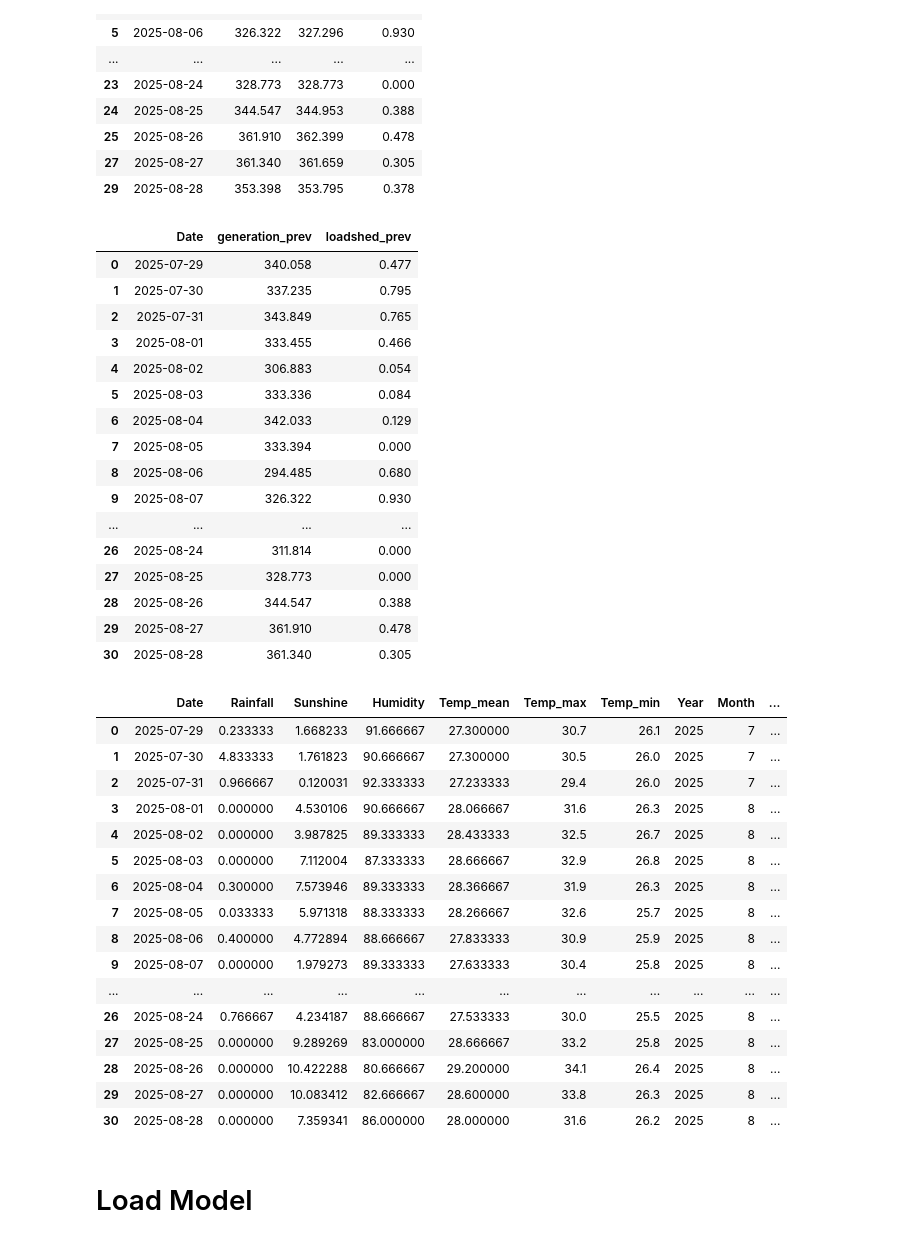
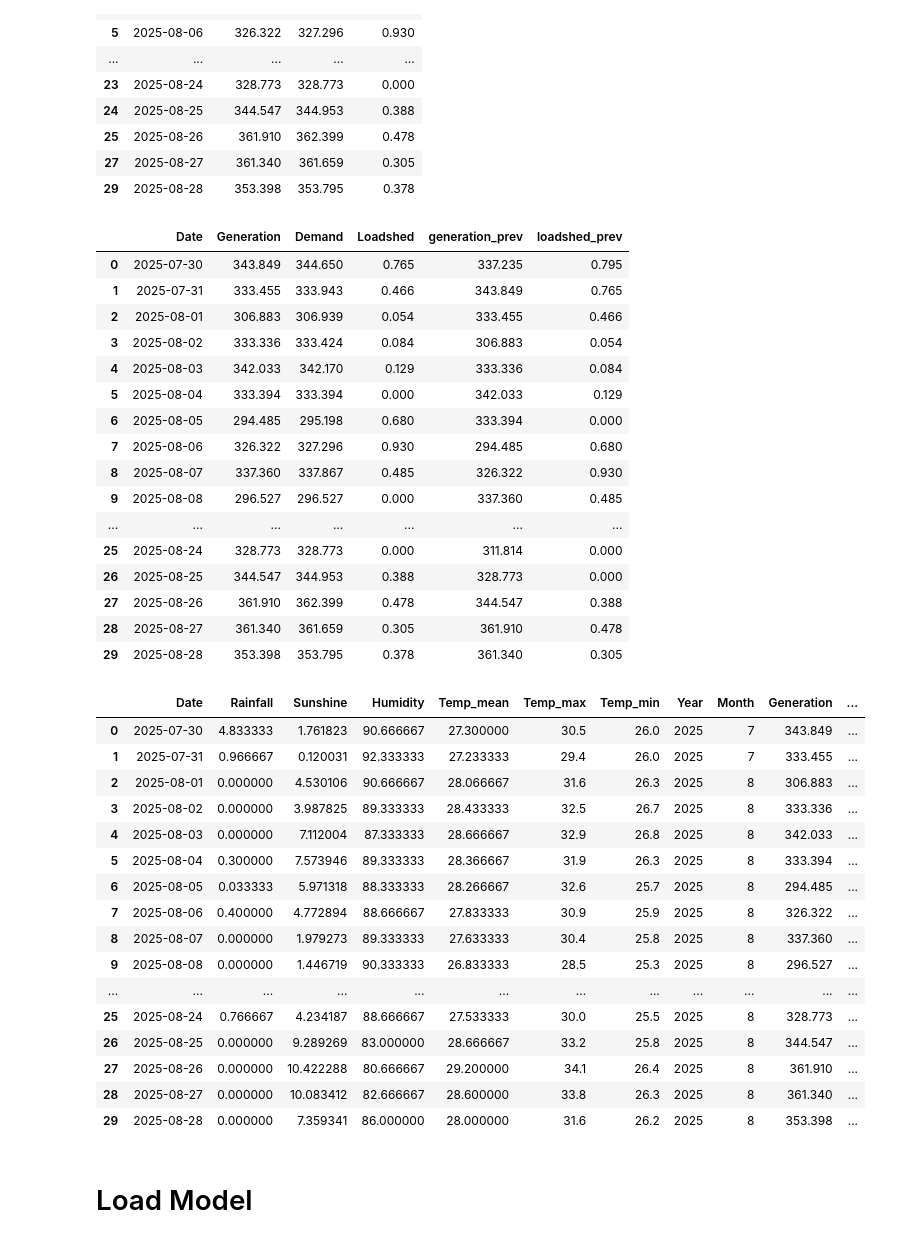
Before and after one commit to mashrursakif/bangladesh-electricity-forecast-pipeline, a Jupyter notebook: get_past_predictions.ipynb, the cells around one changed output. Saved outputs shown, nothing was run; the diff lists cells and outputs as text; code cells hidden in the pictures.

```diff
--- a/get_past_predictions.ipynb
+++ b/get_past_predictions.ipynb
@@ -348,52 +348,52 @@ power_df
 # %%
 power_df["generation_prev"] = power_df["Generation"].shift(1)
 power_df["loadshed_prev"] = power_df["Loadshed"].shift(1)
 
 power_df = power_df.iloc[1:].reset_index(drop=True)
 
-power_df = power_df[["Date", "generation_prev", "loadshed_prev"]]
+# power_df = power_df[["Date", "generation_prev", "loadshed_prev"]]
 power_df
 # %% [output]
-|  | Date | generation_prev | loadshed_prev |
-| 0 | 2025-07-29 | 340.058 | 0.477 |
-| 1 | 2025-07-30 | 337.235 | 0.795 |
-| 2 | 2025-07-31 | 343.849 | 0.765 |
-| 3 | 2025-08-01 | 333.455 | 0.466 |
-| 4 | 2025-08-02 | 306.883 | 0.054 |
-| 5 | 2025-08-03 | 333.336 | 0.084 |
-| 6 | 2025-08-04 | 342.033 | 0.129 |
-| 7 | 2025-08-05 | 333.394 | 0.000 |
-| 8 | 2025-08-06 | 294.485 | 0.680 |
-| 9 | 2025-08-07 | 326.322 | 0.930 |
-| ... | ... | ... | ... |
-| 26 | 2025-08-24 | 311.814 | 0.000 |
-| 27 | 2025-08-25 | 328.773 | 0.000 |
-| 28 | 2025-08-26 | 344.547 | 0.388 |
-| 29 | 2025-08-27 | 361.910 | 0.478 |
-| 30 | 2025-08-28 | 361.340 | 0.305 |
+|  | Date | Generation | Demand | Loadshed | generation_prev | loadshed_prev |
+| 0 | 2025-07-30 | 343.849 | 344.650 | 0.765 | 337.235 | 0.795 |
+| 1 | 2025-07-31 | 333.455 | 333.943 | 0.466 | 343.849 | 0.765 |
+| 2 | 2025-08-01 | 306.883 | 306.939 | 0.054 | 333.455 | 0.466 |
+| 3 | 2025-08-02 | 333.336 | 333.424 | 0.084 | 306.883 | 0.054 |
+| 4 | 2025-08-03 | 342.033 | 342.170 | 0.129 | 333.336 | 0.084 |
+| 5 | 2025-08-04 | 333.394 | 333.394 | 0.000 | 342.033 | 0.129 |
+| 6 | 2025-08-05 | 294.485 | 295.198 | 0.680 | 333.394 | 0.000 |
+| 7 | 2025-08-06 | 326.322 | 327.296 | 0.930 | 294.485 | 0.680 |
+| 8 | 2025-08-07 | 337.360 | 337.867 | 0.485 | 326.322 | 0.930 |
+| 9 | 2025-08-08 | 296.527 | 296.527 | 0.000 | 337.360 | 0.485 |
+| ... | ... | ... | ... | ... | ... | ... |
+| 25 | 2025-08-24 | 328.773 | 328.773 | 0.000 | 311.814 | 0.000 |
+| 26 | 2025-08-25 | 344.547 | 344.953 | 0.388 | 328.773 | 0.000 |
+| 27 | 2025-08-26 | 361.910 | 362.399 | 0.478 | 344.547 | 0.388 |
+| 28 | 2025-08-27 | 361.340 | 361.659 | 0.305 | 361.910 | 0.478 |
+| 29 | 2025-08-28 | 353.398 | 353.795 | 0.378 | 361.340 | 0.305 |
 # %%
 input_df = all_weather_df.copy()
 
 input_df = pd.merge(input_df, power_df, on="Date")
 input_df
 # %% [output]
-|  | Date | Rainfall | Sunshine | Humidity | Temp_mean | Temp_max | Temp_min | Year | Month | ... |
-| 0 | 2025-07-29 | 0.233333 | 1.668233 | 91.666667 | 27.300000 | 30.7 | 26.1 | 2025 | 7 | ... |
-| 1 | 2025-07-30 | 4.833333 | 1.761823 | 90.666667 | 27.300000 | 30.5 | 26.0 | 2025 | 7 | ... |
-| 2 | 2025-07-31 | 0.966667 | 0.120031 | 92.333333 | 27.233333 | 29.4 | 26.0 | 2025 | 7 | ... |
-| 3 | 2025-08-01 | 0.000000 | 4.530106 | 90.666667 | 28.066667 | 31.6 | 26.3 | 2025 | 8 | ... |
-| 4 | 2025-08-02 | 0.000000 | 3.987825 | 89.333333 | 28.433333 | 32.5 | 26.7 | 2025 | 8 | ... |
-| 5 | 2025-08-03 | 0.000000 | 7.112004 | 87.333333 | 28.666667 | 32.9 | 26.8 | 2025 | 8 | ... |
-| 6 | 2025-08-04 | 0.300000 | 7.573946 | 89.333333 | 28.366667 | 31.9 | 26.3 | 2025 | 8 | ... |
-| 7 | 2025-08-05 | 0.033333 | 5.971318 | 88.333333 | 28.266667 | 32.6 | 25.7 | 2025 | 8 | ... |
-| 8 | 2025-08-06 | 0.400000 | 4.772894 | 88.666667 | 27.833333 | 30.9 | 25.9 | 2025 | 8 | ... |
-| 9 | 2025-08-07 | 0.000000 | 1.979273 | 89.333333 | 27.633333 | 30.4 | 25.8 | 2025 | 8 | ... |
-| ... | ... | ... | ... | ... | ... | ... | ... | ... | ... | ... |
-| 26 | 2025-08-24 | 0.766667 | 4.234187 | 88.666667 | 27.533333 | 30.0 | 25.5 | 2025 | 8 | ... |
-| 27 | 2025-08-25 | 0.000000 | 9.289269 | 83.000000 | 28.666667 | 33.2 | 25.8 | 2025 | 8 | ... |
-| 28 | 2025-08-26 | 0.000000 | 10.422288 | 80.666667 | 29.200000 | 34.1 | 26.4 | 2025 | 8 | ... |
-| 29 | 2025-08-27 | 0.000000 | 10.083412 | 82.666667 | 28.600000 | 33.8 | 26.3 | 2025 | 8 | ... |
-| 30 | 2025-08-28 | 0.000000 | 7.359341 | 86.000000 | 28.000000 | 31.6 | 26.2 | 2025 | 8 | ... |
+|  | Date | Rainfall | Sunshine | Humidity | Temp_mean | Temp_max | Temp_min | Year | Month | Generation | ... |
+| 0 | 2025-07-30 | 4.833333 | 1.761823 | 90.666667 | 27.300000 | 30.5 | 26.0 | 2025 | 7 | 343.849 | ... |
+| 1 | 2025-07-31 | 0.966667 | 0.120031 | 92.333333 | 27.233333 | 29.4 | 26.0 | 2025 | 7 | 333.455 | ... |
+| 2 | 2025-08-01 | 0.000000 | 4.530106 | 90.666667 | 28.066667 | 31.6 | 26.3 | 2025 | 8 | 306.883 | ... |
+| 3 | 2025-08-02 | 0.000000 | 3.987825 | 89.333333 | 28.433333 | 32.5 | 26.7 | 2025 | 8 | 333.336 | ... |
+| 4 | 2025-08-03 | 0.000000 | 7.112004 | 87.333333 | 28.666667 | 32.9 | 26.8 | 2025 | 8 | 342.033 | ... |
+| 5 | 2025-08-04 | 0.300000 | 7.573946 | 89.333333 | 28.366667 | 31.9 | 26.3 | 2025 | 8 | 333.394 | ... |
+| 6 | 2025-08-05 | 0.033333 | 5.971318 | 88.333333 | 28.266667 | 32.6 | 25.7 | 2025 | 8 | 294.485 | ... |
+| 7 | 2025-08-06 | 0.400000 | 4.772894 | 88.666667 | 27.833333 | 30.9 | 25.9 | 2025 | 8 | 326.322 | ... |
+| 8 | 2025-08-07 | 0.000000 | 1.979273 | 89.333333 | 27.633333 | 30.4 | 25.8 | 2025 | 8 | 337.360 | ... |
+| 9 | 2025-08-08 | 0.000000 | 1.446719 | 90.333333 | 26.833333 | 28.5 | 25.3 | 2025 | 8 | 296.527 | ... |
+| ... | ... | ... | ... | ... | ... | ... | ... | ... | ... | ... | ... |
+| 25 | 2025-08-24 | 0.766667 | 4.234187 | 88.666667 | 27.533333 | 30.0 | 25.5 | 2025 | 8 | 328.773 | ... |
+| 26 | 2025-08-25 | 0.000000 | 9.289269 | 83.000000 | 28.666667 | 33.2 | 25.8 | 2025 | 8 | 344.547 | ... |
+| 27 | 2025-08-26 | 0.000000 | 10.422288 | 80.666667 | 29.200000 | 34.1 | 26.4 | 2025 | 8 | 361.910 | ... |
+| 28 | 2025-08-27 | 0.000000 | 10.083412 | 82.666667 | 28.600000 | 33.8 | 26.3 | 2025 | 8 | 361.340 | ... |
+| 29 | 2025-08-28 | 0.000000 | 7.359341 | 86.000000 | 28.000000 | 31.6 | 26.2 | 2025 | 8 | 353.398 | ... |
 # %% [markdown]
 # Load Model
 # %%
```
Also changed, not shown: parts of 3 cells of this notebook, 2 other files.
